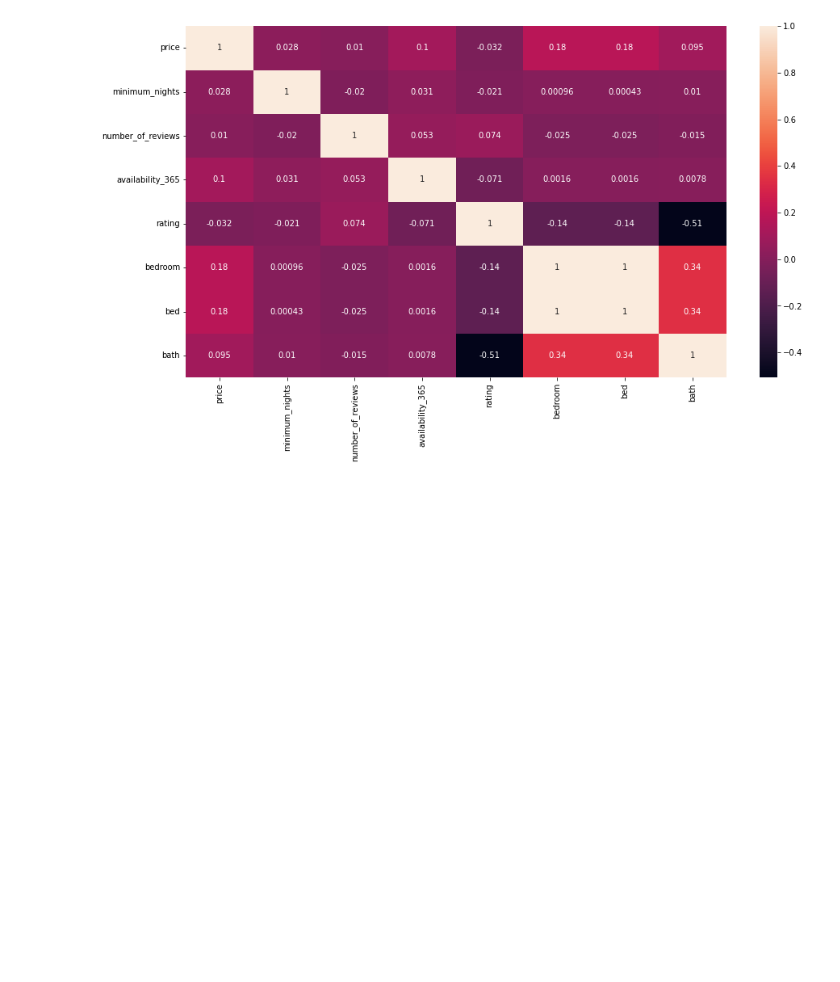
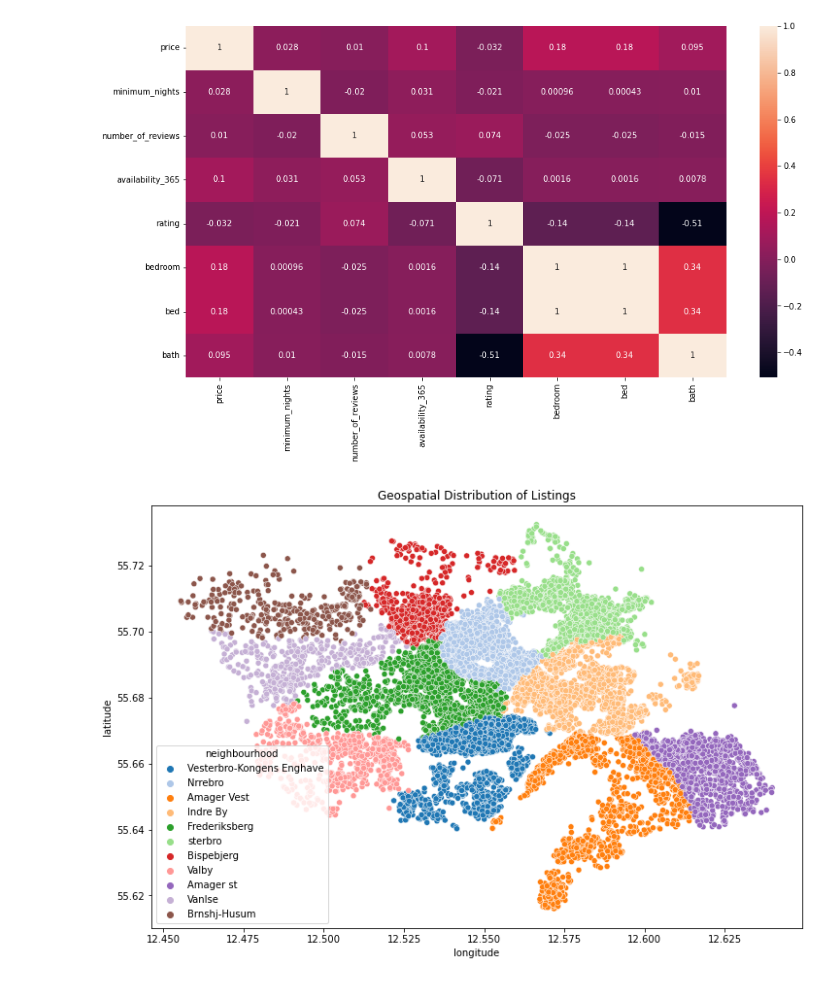
Before and after one commit to joaomena17/MachineLearningDataMining, a Jupyter notebook: data_visualization.ipynb, the cells around one changed output. Saved outputs shown, nothing was run; the diff lists cells and outputs as text; code cells hidden in the pictures; blank space fills up the shorter version.

Commit message:
new visualizations and gitignore update

```diff
--- a/data_visualization.ipynb
+++ b/data_visualization.ipynb
@@ -47,7 +47,7 @@ df=df.drop(columns=['neighbourhood_group','license','id','host_id','host_name','
 Here we perform data parsing for column 'name', transforming it into 'type,rating,bed,bedroom,bath' columns. Also, we make sure that datatypes for newly created columns are correct.
 # %%
 #extract the information/datatype from the 'name' column
-df['type'] = df['name'].str.extract(r'^(.*?)\s*[\d.]+')
+#type_of = df['name'].str.extract(r'^(.*?)\s*[\d.]+')
 #extract the rating and convert to numeric
 rating_format1 = df['name'].str.extract(r'(\d+\.\d+)')  #rating format "x.x"
 rating_format2 = df['name'].str.extract(r'(\d+\.\d+)\/')  #rating format "x.x/"
@@ -89,3 +89,11 @@ sb.heatmap(df_cor.corr(method="pearson"), annot=True, annot_kws={"size":10})
 plt.show()
 # %% [output]
 [figure]
+# %%
+# Scatterplot for Geospatial Data
+plt.figure(figsize=(12, 8))
+sb.scatterplot(x='longitude', y='latitude', data=df, hue='neighbourhood', palette='tab20')
+plt.title('Geospatial Distribution of Listings')
+plt.show()
+# %% [output]
+[figure, added]
```
Also changed, not shown: parts of 28 cells of this notebook, 1 other file.
